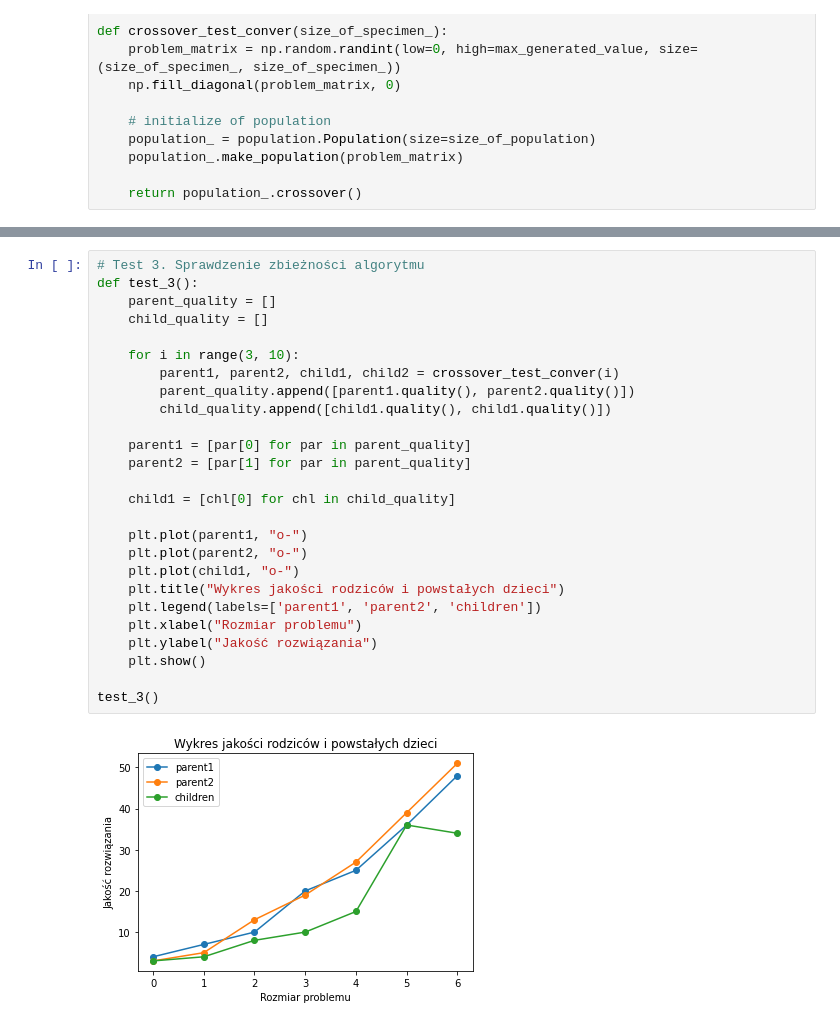
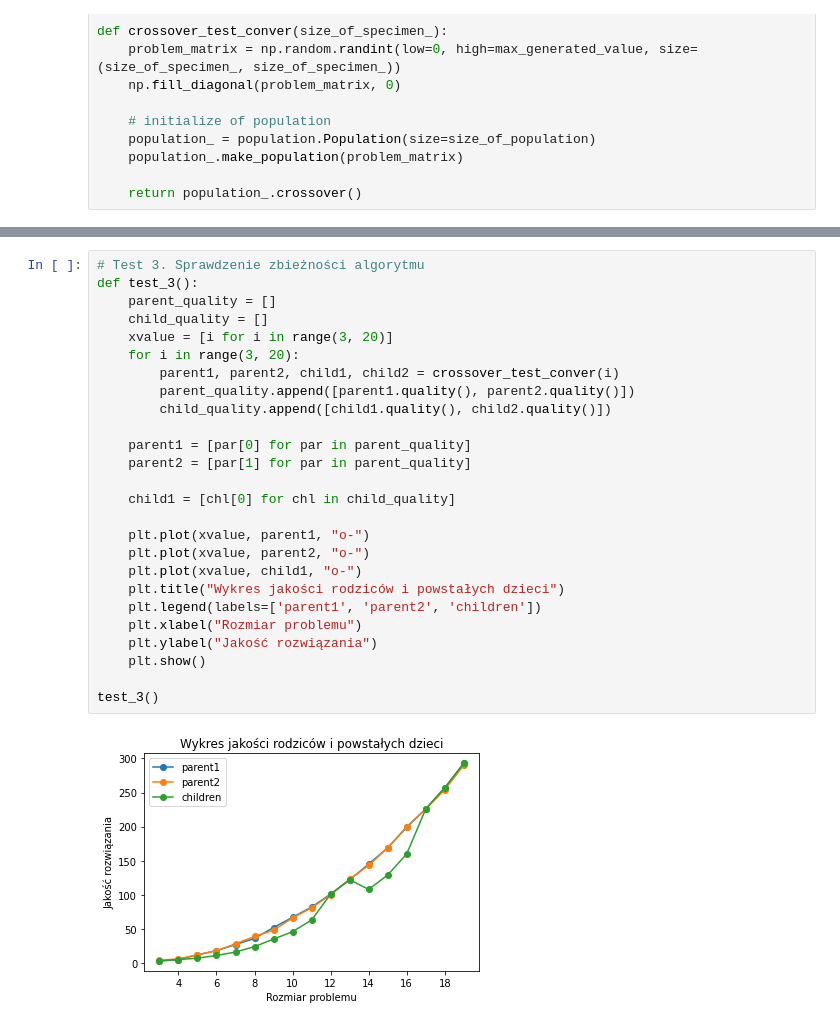
Before and after one commit to Sroka-Bartosz/-BO2-Bank-Transfers-Problem, a Jupyter notebook: crossover_test.ipynb, the cells around one changed output, grey strips where cells are left out. Saved outputs shown, nothing was run; the diff lists cells and outputs as text.

```diff
--- a/crossover_test.ipynb
+++ b/crossover_test.ipynb
@@ -112,28 +112,28 @@ test_2()
 # %%
 # Test 3. Sprawdzenie zbieżności algorytmu
 def test_3():
     parent_quality = []
     child_quality = []
-
-    for i in range(3, 10):
+    xvalue = [i for i in range(3, 20)]
+    for i in range(3, 20):
         parent1, parent2, child1, child2 = crossover_test_conver(i)
         parent_quality.append([parent1.quality(), parent2.quality()])
-        child_quality.append([child1.quality(), child1.quality()])
+        child_quality.append([child1.quality(), child2.quality()])
 
     parent1 = [par[0] for par in parent_quality]
     parent2 = [par[1] for par in parent_quality]
 
     child1 = [chl[0] for chl in child_quality]
 
-    plt.plot(parent1, "o-")
-    plt.plot(parent2, "o-")
-    plt.plot(child1, "o-")
+    plt.plot(xvalue, parent1, "o-")
+    plt.plot(xvalue, parent2, "o-")
+    plt.plot(xvalue, child1, "o-")
     plt.title("Wykres jakości rodziców i powstałych dzieci")
     plt.legend(labels=['parent1', 'parent2', 'children'])
     plt.xlabel("Rozmiar problemu")
     plt.ylabel("Jakość rozwiązania")
     plt.show()
 
 test_3()
 # %% [output]
-[figure, old version]
+[figure, new version]
```
Also changed, not shown: parts of 3 cells of this notebook.
